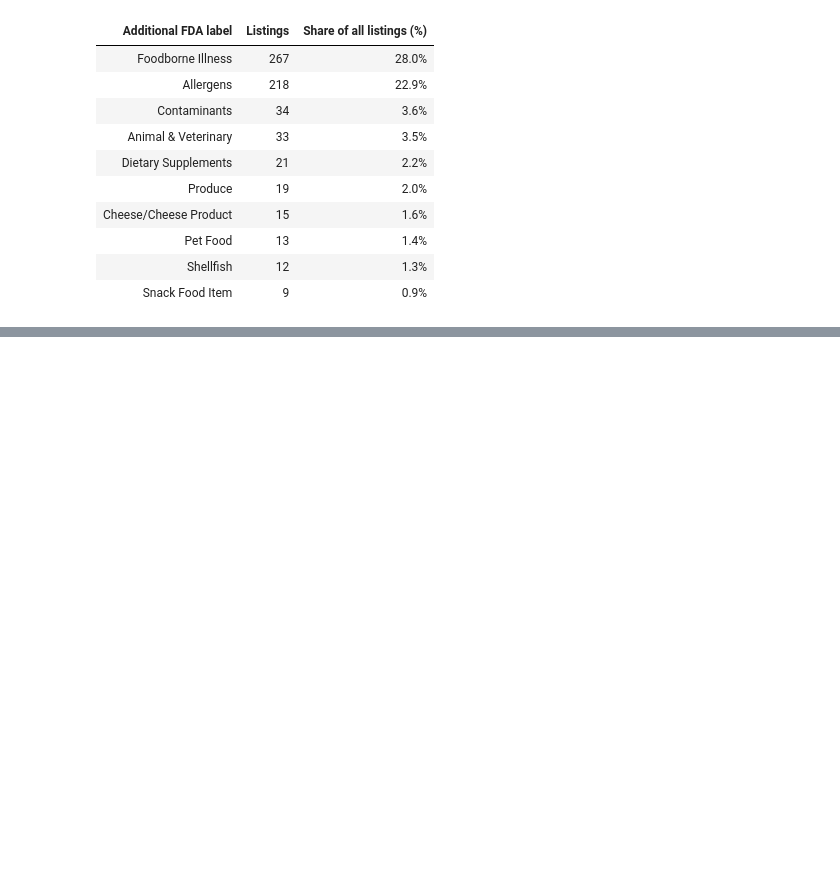
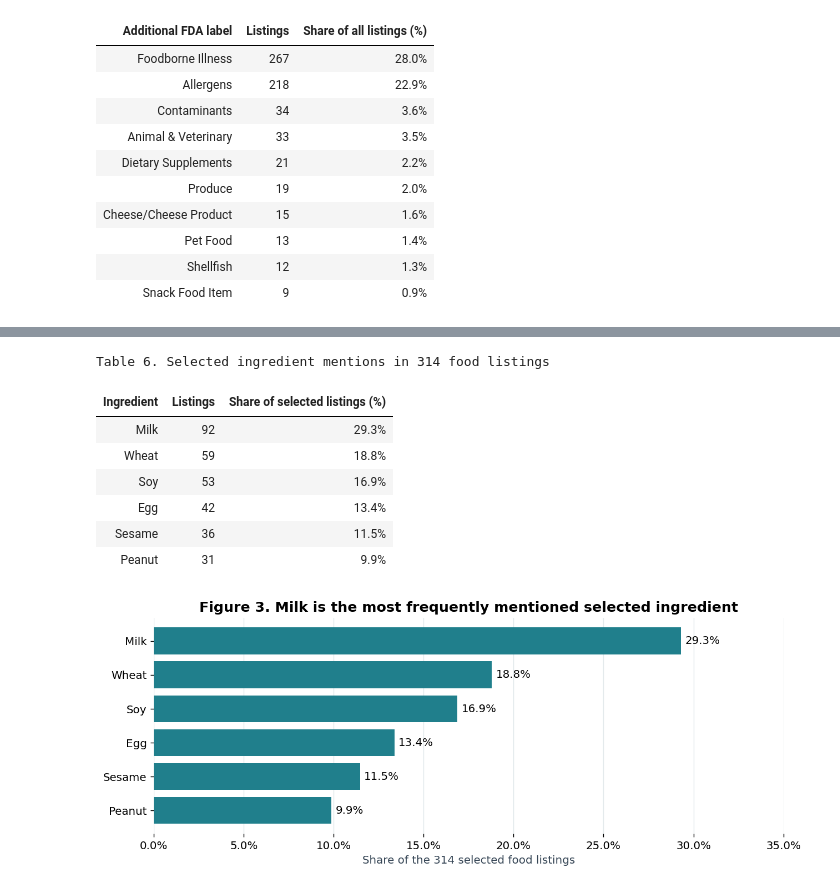
Before and after one commit to sallyyc/datasci530fall2026, a Jupyter notebook: project 1&2/project2.ipynb, the cells around one changed output, grey strips where cells are left out. Drawn from its saved outputs; the diff is of its cells as text; code cells hidden in the pictures; blank space fills up the shorter version.

```diff
--- a/project 1&2/project2.ipynb
+++ b/project 1&2/project2.ipynb
@@ -186,0 +241,42 @@ I counted listings by the company name recorded in the source. The comparison us
+# %%
+# Food descriptions mentioning undeclared ingredients or allergens
+food_allergen = membership["Food & Beverages"] & reason_flags["Undeclared ingredients / allergens"]
+allergen_reasons = recalls.loc[food_allergen, "Recall Reason Description"]
+
+# Whole-word ingredient searches
+allergen_patterns = {
+    "Milk": r"\bmilk\b", "Wheat": r"\bwheat\b", "Soy": r"\bsoy(?:bean)?s?\b",
+    "Egg": r"\beggs?\b", "Peanut": r"\bpeanuts?\b", "Sesame": r"\bsesame\b"}
+allergen_counts = {}
+for ingredient, pattern in allergen_patterns.items():
+    allergen_counts[ingredient] = allergen_reasons.str.contains(pattern, case=False).sum()
+# %%
+# Counts and percentages within the selected food subset
+allergen_summary = pd.DataFrame({"Ingredient": allergen_counts.keys(), "Listings": allergen_counts.values()})
+allergen_summary["Share of selected listings (%)"] = allergen_summary["Listings"] / len(allergen_reasons) * 100
+allergen_summary = allergen_summary.sort_values("Listings", ascending=False)
+show_table(allergen_summary, "Table 6. Selected ingredient mentions in 314 food listings",
+           {"Share of selected listings (%)": "{:.1f}%"})
+
+# Ranked percentages with direct labels
+plot_data = allergen_summary.sort_values("Listings")
+fig, ax = plt.subplots(figsize=(10, 4))
+ax.barh(plot_data["Ingredient"], plot_data["Share of selected listings (%)"], color=colors[0])
+ax.bar_label(ax.containers[0], fmt="%.1f%%", padding=4)
+ax.set(title="Figure 3. Milk is the most frequently mentioned selected ingredient",
+       xlabel="Share of the 314 selected food listings", xlim=(0, 35))
+ax.xaxis.set_major_formatter(PercentFormatter(100))
+ax.grid(axis="x", color="#E3E9EC")
+ax.set_axisbelow(True)
+plt.tight_layout()
+plt.show()
+# %% [output]
+Table 6. Selected ingredient mentions in 314 food listings
+| Ingredient | Listings | Share of selected listings (%) |
+| Milk | 92 | 29.3% |
+| Wheat | 59 | 18.8% |
+| Soy | 53 | 16.9% |
+| Egg | 42 | 13.4% |
+| Sesame | 36 | 11.5% |
+| Peanut | 31 | 9.9% |
+[figure, added]
```
Also changed, not shown: parts of 29 cells of this notebook, 3 other files.
